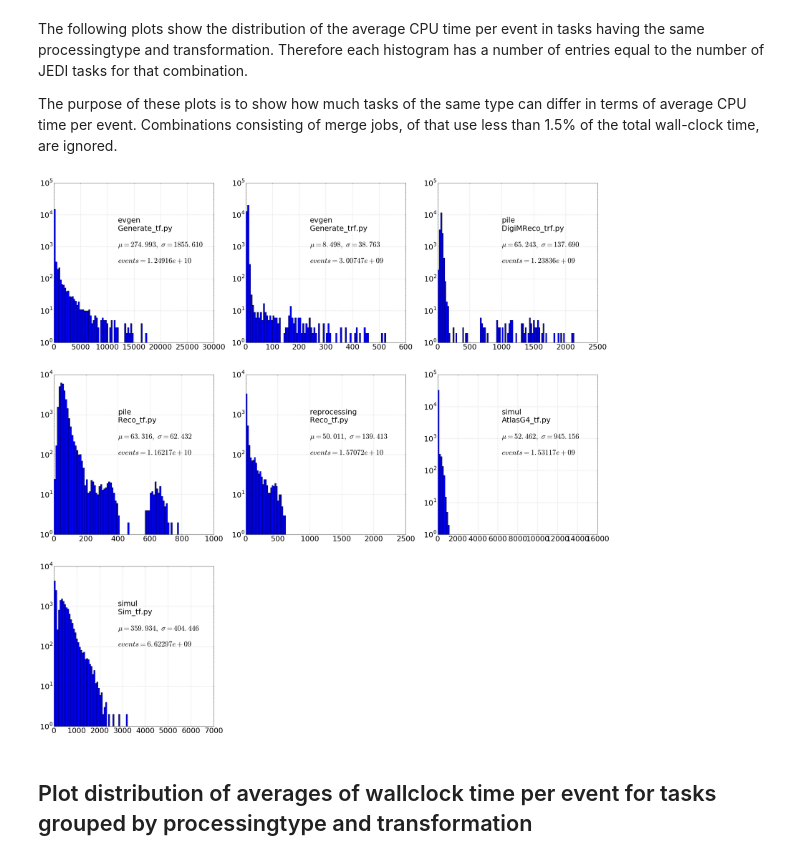
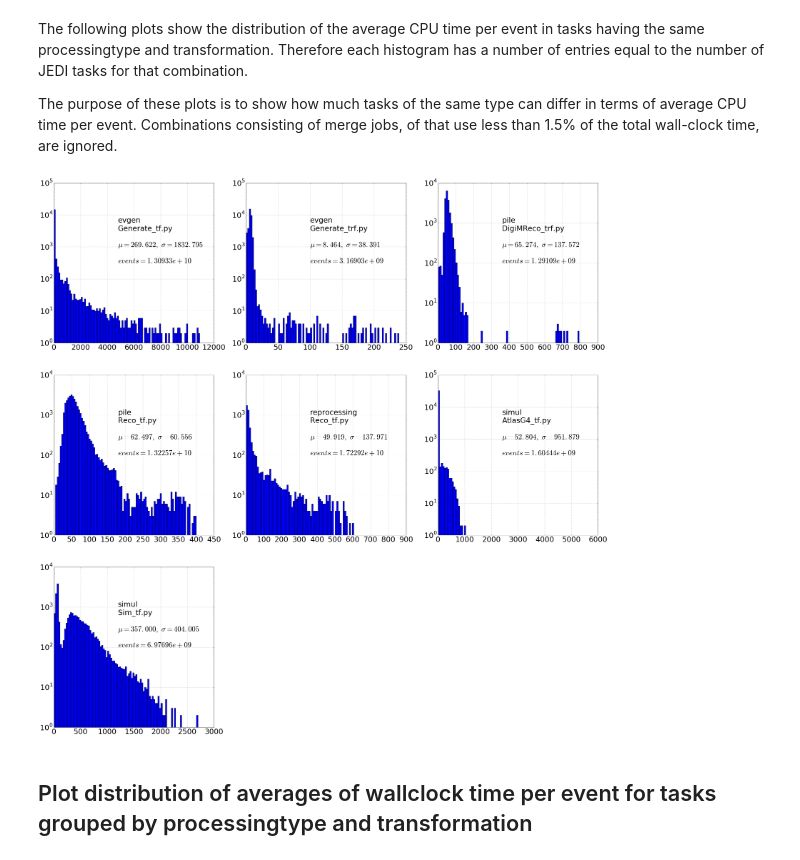
Before and after one commit to sciaba/ATLAS-CPU-time-analysis, a Jupyter notebook: Notebooks/Job_CPUtime_analysis.ipynb, the cells around one changed output. Cells and saved outputs as stored; diff of their text form; code cells hidden in the pictures.

```diff
--- a/Notebooks/Job_CPUtime_analysis.ipynb
+++ b/Notebooks/Job_CPUtime_analysis.ipynb
@@ -229,5 +247,5 @@ with open('tasks.csv', 'w') as f:
 # %%
 df = pd.read_csv('tasks.csv', dtype={'cpu_n': 'float'}, names=['jeditaskid', 'processingtype', 'transformation', 'atlrel',
                                                                'njobs', 'cpuevt_avg', 'cpuevt_rms', 'wallevt_avg',
-                                                               'wallevt_rms', 'cpu', 'wc', 'cpu_n', 'cores', 'jevts'])
+                                                               'wallevt_rms', 'cpu', 'wc', 'cpu_n', 'cores', 'jevts', 'eff'])
 # %%
@@ -289,32 +327,32 @@ Combinations consisting of merge jobs, of that use less than 1.5% of the total w
 # %%
 fig = plt.figure(figsize=(40,40))
 plt.rcParams.update({'font.size': 30})
 var = 'cpuevt_avg'
 wc_tot = df['wc'].sum()
 i = 1
 
 grouped = df.groupby(['processingtype', 'transformation'], as_index=False)
 
 for (p, t), g in grouped:
     if re.search(r"merge", t, flags=re.IGNORECASE):
         continue
     if g['wc'].sum() < 0.015 * wc_tot:
         continue
     mean = g[var].mean()
     std = g[var].std()
-    range = [0., mean + std * 15]
+    range = [0., mean + std * 6]
     sp = plt.subplot(3, 3, i)
     g[var].hist(bins=100, range=range, log=True)
     t_x = lambda x: sp.get_xlim()[0] + (sp.get_xlim()[1] - sp.get_xlim()[0]) * x
     t_y = lambda x: sp.get_ylim()[0] + (sp.get_ylim()[1] - sp.get_ylim()[0]) * x
     plt.text(t_x(0.4), t_y(1.)**.7, p+'\n'+t)
     stats = r'$\mu=%.3f,\ \sigma=%.3f$' % (mean, std)
     plt.text(t_x(.4), t_y(1.)**.6, stats)
     stats = r'$\mathit{events}=%g$' % g['jevts'].sum()
     plt.text(t_x(.4), t_y(1.)**.5, stats)
     i += 1
 # %% [output]
-[figure, old version]
+[figure, new version]
 # %% [markdown]
 ## Plot distribution of averages of wallclock time per event for tasks grouped by processingtype and transformation
 # %% [markdown]
```
Also changed, not shown: parts of 13 cells of this notebook.
